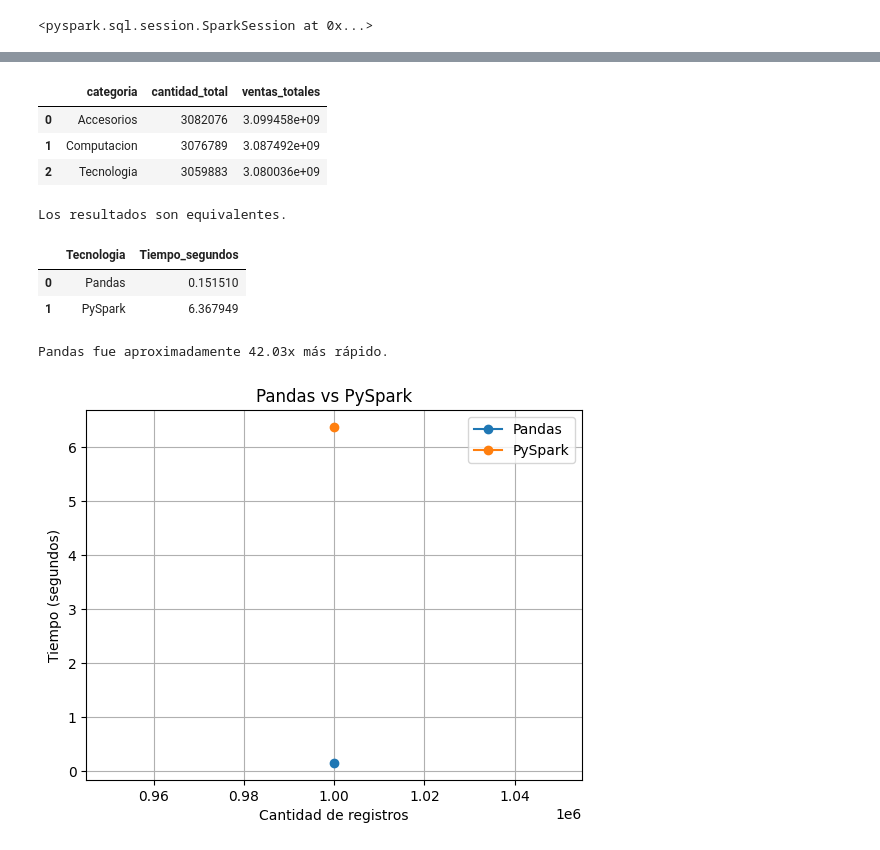
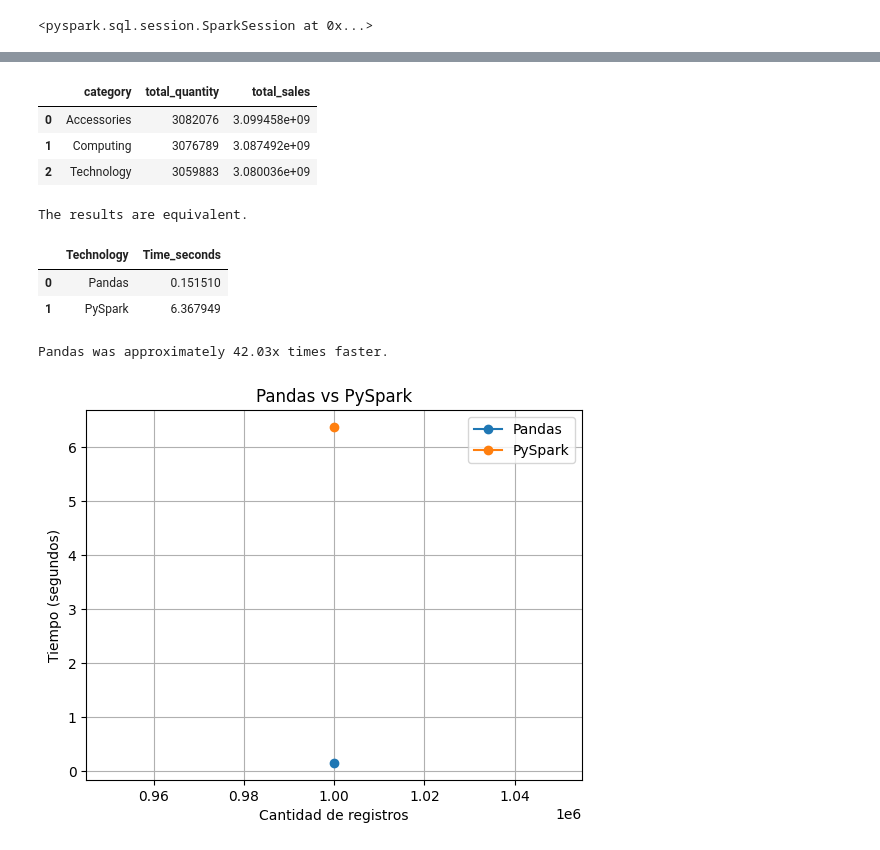
Before and after one commit to sughaa/distributed-computing-benchmark, a Jupyter notebook: Benchmark_datasets.ipynb, the cells around one changed output, grey strips where cells are left out. Saved outputs shown, nothing was run; the diff lists cells and outputs as text; code cells hidden in the pictures.

```diff
--- a/Benchmark_datasets.ipynb
+++ b/Benchmark_datasets.ipynb
@@ -173,43 +170,43 @@ resultado_pandas
-# %%
-resultado_spark_pd
-# %% [output]
-|  | categoria | cantidad_total | ventas_totales |
-| 0 | Accesorios | 3082076 | 3.099458e+09 |
-| 1 | Computacion | 3076789 | 3.087492e+09 |
-| 2 | Tecnologia | 3059883 | 3.080036e+09 |
+# %%
+spark_result_pd
+# %% [output]
+|  | category | total_quantity | total_sales |
+| 0 | Accessories | 3082076 | 3.099458e+09 |
+| 1 | Computing | 3076789 | 3.087492e+09 |
+| 2 | Technology | 3059883 | 3.080036e+09 |
 # %%
 pd.testing.assert_frame_equal(
-    resultado_pandas,
-    resultado_spark_pd,
+    pandas_result,
+    spark_result_pd,
     check_dtype=False
 )
 
-print("Los resultados son equivalentes.")
+print("The results are equivalent.")
 # %% [output]
-Los resultados son equivalentes.
+The results are equivalent.
-# %%
-comparacion = pd.DataFrame({
-    "Tecnologia": ["Pandas", "PySpark"],
-    "Tiempo_segundos": [
-        tiempo_pandas,
-        tiempo_spark
-    ]
-})
-
-comparacion
-# %% [output]
-|  | Tecnologia | Tiempo_segundos |
-| 0 | Pandas | 0.151510 |
-| 1 | PySpark | 6.367949 |
-# %%
-if tiempo_pandas > tiempo_spark:
-    diferencia = tiempo_pandas / tiempo_spark
-    print(f"PySpark fue aproximadamente {diferencia:.2f}x más rápido.")
-else:
-    diferencia = tiempo_spark / tiempo_pandas
-    print(f"Pandas fue aproximadamente {diferencia:.2f}x más rápido.")
-# %% [output]
-Pandas fue aproximadamente 42.03x más rápido.
+# %%
+comparison = pd.DataFrame({
+    "Technology": ["Pandas", "PySpark"],
+    "Time_seconds": [
+        pandas_time,
+        spark_time
+    ]
+})
+
+comparison
+# %% [output]
+|  | Technology | Time_seconds |
+| 0 | Pandas | 0.151510 |
+| 1 | PySpark | 6.367949 |
+# %%
+if pandas_time > spark_time:
+    speed_ratio = pandas_time / spark_time
+    print(f"PySpark was approximately {speed_ratio:.2f}x faster.")
+else:
+    speed_ratio = spark_time / pandas_time
+    print(f"Pandas was approximately {speed_ratio:.2f}x faster.")
+# %% [output]
+Pandas was approximately 42.03x times faster.
 # %%
 import matplotlib.pyplot as plt
 
```
Also changed, not shown: parts of 13 cells of this notebook, 3 other files.
